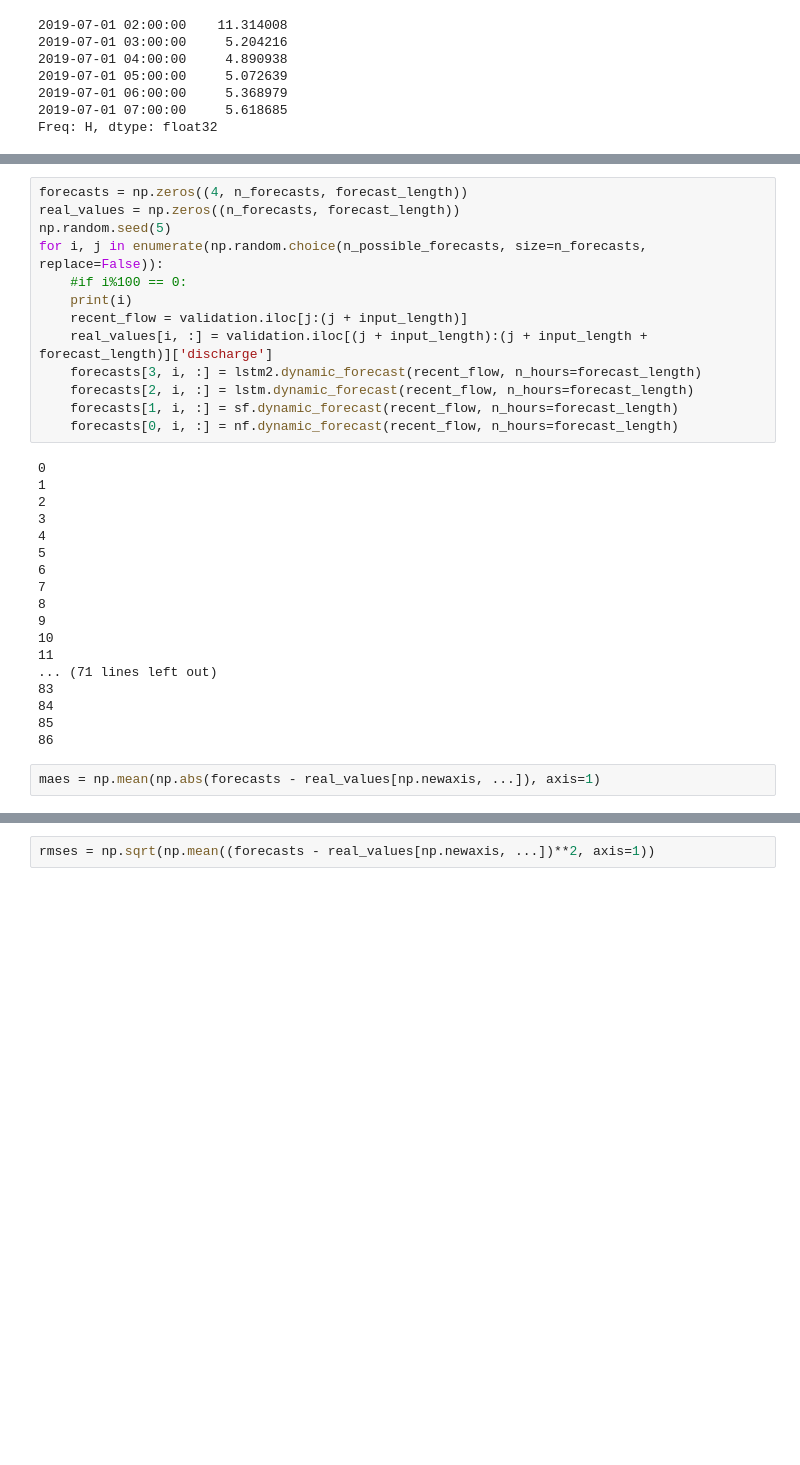
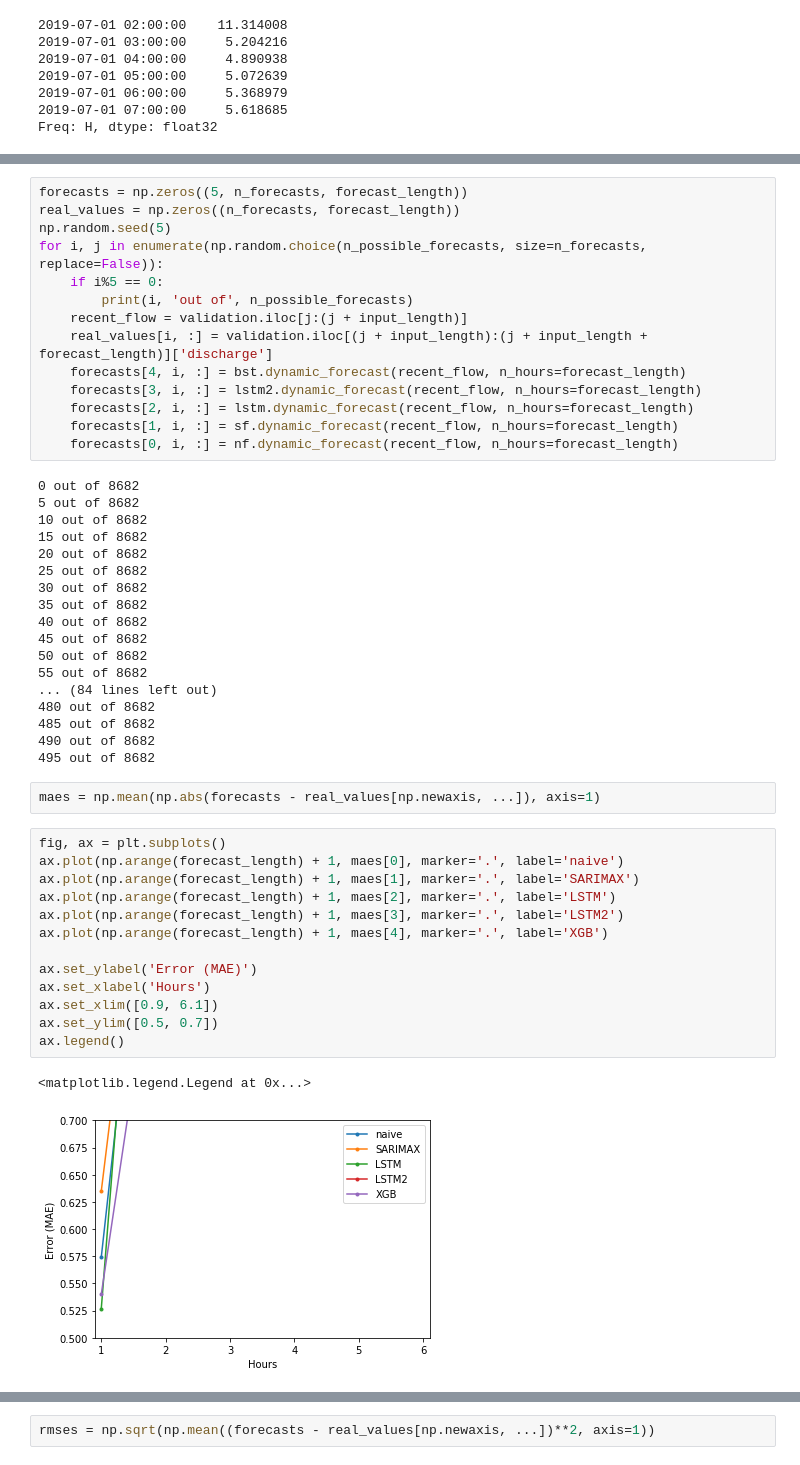
Before and after one commit to maxnolte/river_forecast, a Jupyter notebook: jupyter-notebooks/model-testing.ipynb, the cells around one changed output, grey strips where cells are left out. Saved outputs shown, nothing was run; the diff lists cells and outputs as text; blank space fills up the shorter version.

```diff
--- a/jupyter-notebooks/model-testing.ipynb
+++ b/jupyter-notebooks/model-testing.ipynb
@@ -50,36 +58,53 @@ n_forecasts = 500 # Max: n_possible_forecasts
 # %%
-forecasts = np.zeros((4, n_forecasts, forecast_length))
+forecasts = np.zeros((5, n_forecasts, forecast_length))
 real_values = np.zeros((n_forecasts, forecast_length))
 np.random.seed(5)
 for i, j in enumerate(np.random.choice(n_possible_forecasts, size=n_forecasts, replace=False)):
-    #if i%100 == 0:
-    print(i)
+    if i%5 == 0:
+        print(i, 'out of', n_possible_forecasts)
     recent_flow = validation.iloc[j:(j + input_length)]
     real_values[i, :] = validation.iloc[(j + input_length):(j + input_length + forecast_length)]['discharge']
+    forecasts[4, i, :] = bst.dynamic_forecast(recent_flow, n_hours=forecast_length)
     forecasts[3, i, :] = lstm2.dynamic_forecast(recent_flow, n_hours=forecast_length)
     forecasts[2, i, :] = lstm.dynamic_forecast(recent_flow, n_hours=forecast_length)
     forecasts[1, i, :] = sf.dynamic_forecast(recent_flow, n_hours=forecast_length)
     forecasts[0, i, :] = nf.dynamic_forecast(recent_flow, n_hours=forecast_length)
 # %% [output]
-0
-1
-2
-3
-4
-5
-6
-7
-8
-9
-10
-11
-... (71 lines left out)
-83
-84
-85
-86
+0 out of 8682
+5 out of 8682
+10 out of 8682
+15 out of 8682
+20 out of 8682
+25 out of 8682
+30 out of 8682
+35 out of 8682
+40 out of 8682
+45 out of 8682
+50 out of 8682
+55 out of 8682
+... (84 lines left out)
+480 out of 8682
+485 out of 8682
+490 out of 8682
+495 out of 8682
 # %%
 maes = np.mean(np.abs(forecasts - real_values[np.newaxis, ...]), axis=1)
+# %%
+fig, ax = plt.subplots()
+ax.plot(np.arange(forecast_length) + 1, maes[0], marker='.', label='naive')
+ax.plot(np.arange(forecast_length) + 1, maes[1], marker='.', label='SARIMAX')
+ax.plot(np.arange(forecast_length) + 1, maes[2], marker='.', label='LSTM')
+ax.plot(np.arange(forecast_length) + 1, maes[3], marker='.', label='LSTM2')
+ax.plot(np.arange(forecast_length) + 1, maes[4], marker='.', label='XGB')
+
+ax.set_ylabel('Error (MAE)')
+ax.set_xlabel('Hours')
+ax.set_xlim([0.9, 6.1])
+ax.set_ylim([0.5, 0.7])
+ax.legend()
+# %% [output]
+<matplotlib.legend.Legend at 0x...>
+[figure, added]
 # %%
 fig, ax = plt.subplots()
 ax.plot(np.arange(forecast_length) + 1, maes[0], marker='.', label='naive')
```
Also changed, not shown: parts of 6 cells of this notebook, 2 other files.
